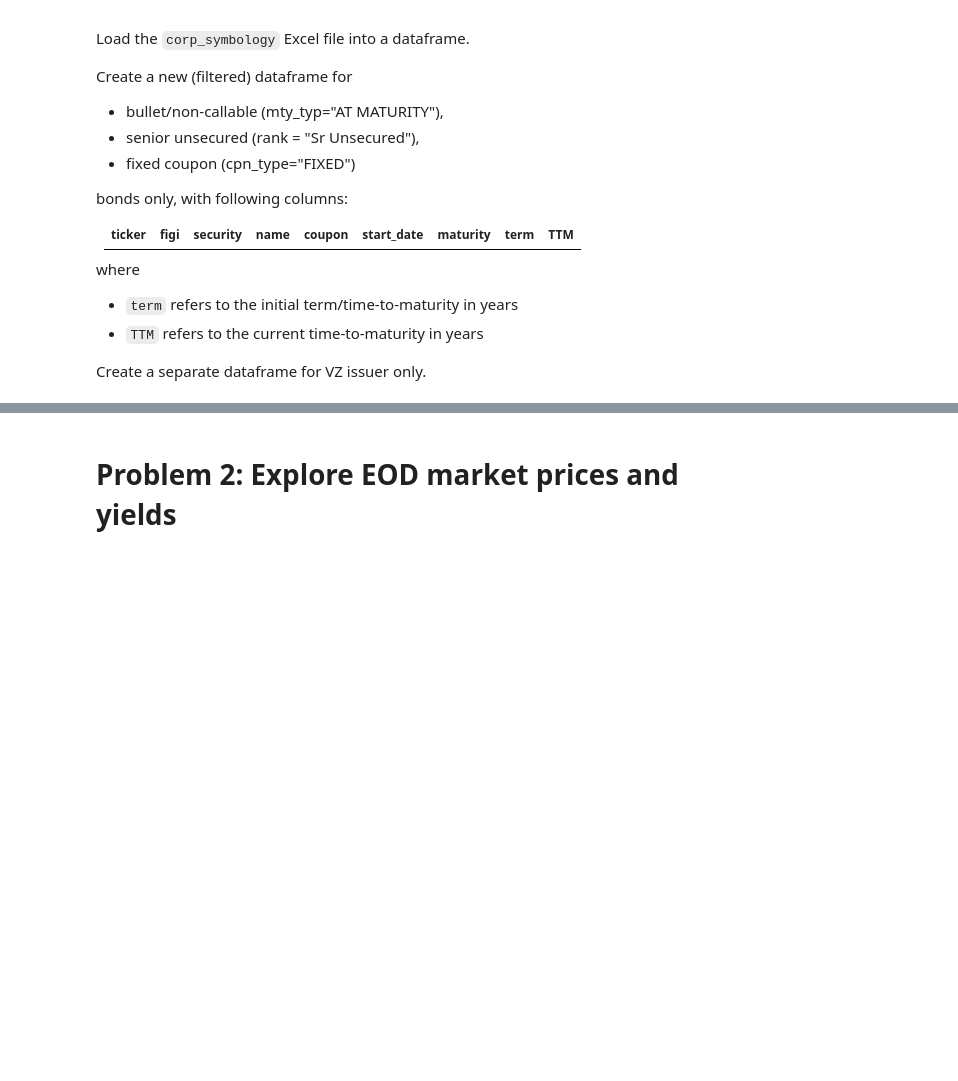
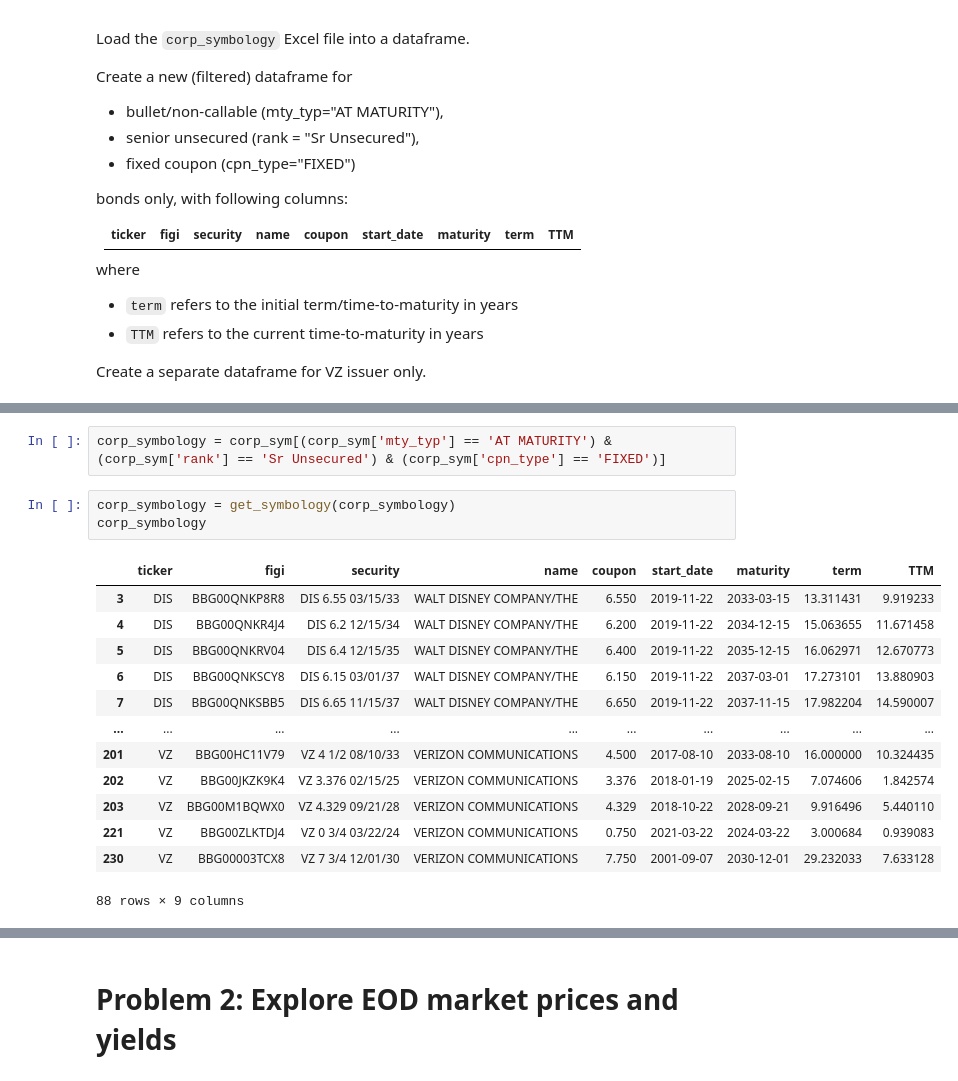
Before and after one commit to alanwake47/FINM-35700-Credit-Markets, a Jupyter notebook: week1/CreditMarkets_Homework_1/homework/Homework 1.ipynb, the cells around one changed output, grey strips where cells are left out. Saved outputs shown, nothing was run; the diff lists cells and outputs as text; blank space fills up the shorter version.

```diff
--- a/week1/CreditMarkets_Homework_1/homework/Homework 1.ipynb
+++ b/week1/CreditMarkets_Homework_1/homework/Homework 1.ipynb
@@ -134,0 +183,19 @@ Create a separate dataframe for VZ issuer only.
+# %%
+corp_symbology = corp_sym[(corp_sym['mty_typ'] == 'AT MATURITY') & (corp_sym['rank'] == 'Sr Unsecured') & (corp_sym['cpn_type'] == 'FIXED')]
+# %%
+corp_symbology = get_symbology(corp_symbology)
+corp_symbology
+# %% [output]
+|  | ticker | figi | security | name | coupon | start_date | maturity | term | TTM |
+| 3 | DIS | BBG00QNKP8R8 | DIS 6.55 03/15/33 | WALT DISNEY COMPANY/THE | 6.550 | 2019-11-22 | 2033-03-15 | 13.311431 | 9.919233 |
+| 4 | DIS | BBG00QNKR4J4 | DIS 6.2 12/15/34 | WALT DISNEY COMPANY/THE | 6.200 | 2019-11-22 | 2034-12-15 | 15.063655 | 11.671458 |
+| 5 | DIS | BBG00QNKRV04 | DIS 6.4 12/15/35 | WALT DISNEY COMPANY/THE | 6.400 | 2019-11-22 | 2035-12-15 | 16.062971 | 12.670773 |
+| 6 | DIS | BBG00QNKSCY8 | DIS 6.15 03/01/37 | WALT DISNEY COMPANY/THE | 6.150 | 2019-11-22 | 2037-03-01 | 17.273101 | 13.880903 |
+| 7 | DIS | BBG00QNKSBB5 | DIS 6.65 11/15/37 | WALT DISNEY COMPANY/THE | 6.650 | 2019-11-22 | 2037-11-15 | 17.982204 | 14.590007 |
+| ... | ... | ... | ... | ... | ... | ... | ... | ... | ... |
+| 201 | VZ | BBG00HC11V79 | VZ 4 1/2 08/10/33 | VERIZON COMMUNICATIONS | 4.500 | 2017-08-10 | 2033-08-10 | 16.000000 | 10.324435 |
+| 202 | VZ | BBG00JKZK9K4 | VZ 3.376 02/15/25 | VERIZON COMMUNICATIONS | 3.376 | 2018-01-19 | 2025-02-15 | 7.074606 | 1.842574 |
+| 203 | VZ | BBG00M1BQWX0 | VZ 4.329 09/21/28 | VERIZON COMMUNICATIONS | 4.329 | 2018-10-22 | 2028-09-21 | 9.916496 | 5.440110 |
+| 221 | VZ | BBG00ZLKTDJ4 | VZ 0 3/4 03/22/24 | VERIZON COMMUNICATIONS | 0.750 | 2021-03-22 | 2024-03-22 | 3.000684 | 0.939083 |
+| 230 | VZ | BBG00003TCX8 | VZ 7 3/4 12/01/30 | VERIZON COMMUNICATIONS | 7.750 | 2001-09-07 | 2030-12-01 | 29.232033 | 7.633128 |
+88 rows × 9 columns
```
Also changed, not shown: parts of 22 cells of this notebook.
